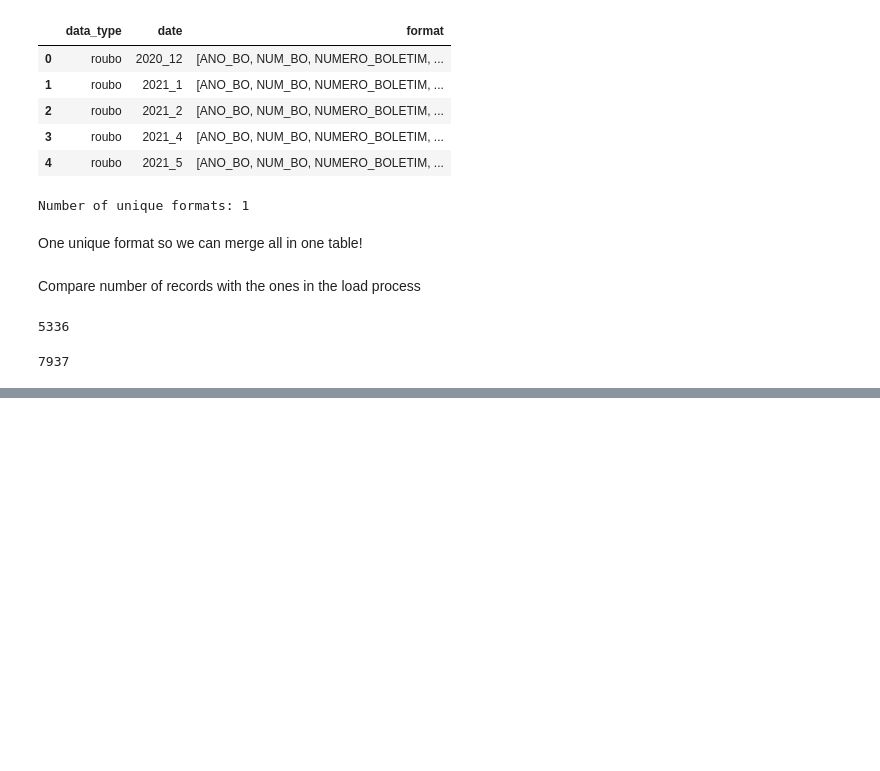
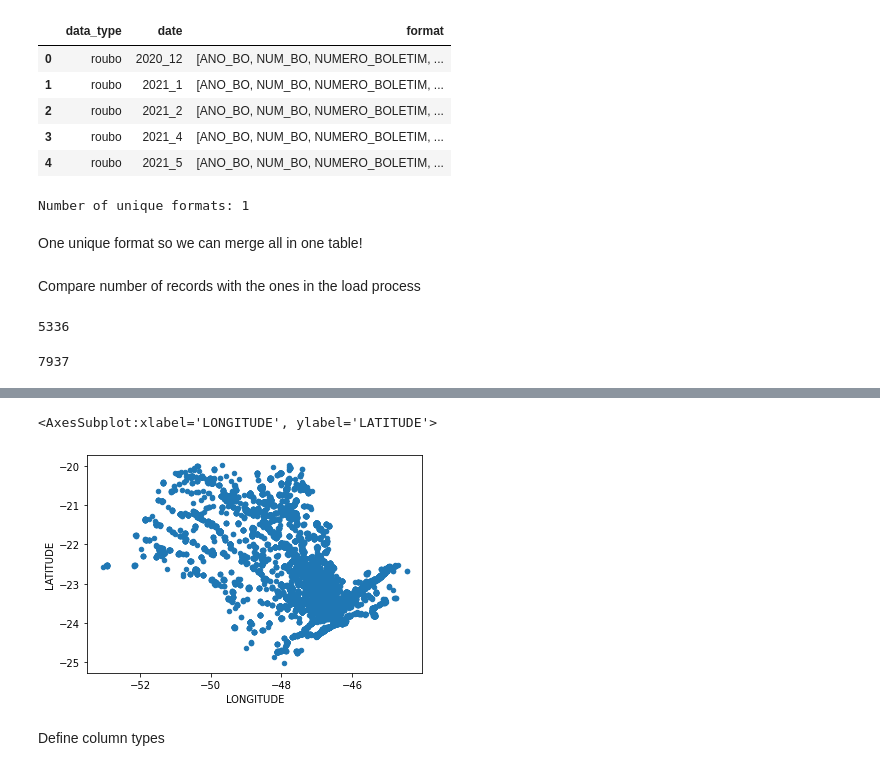
Before and after one commit to AlbertoSCF/location_data_analysis, a Jupyter notebook: 3-roubo_e_furto_data.ipynb, the cells around one changed output, grey strips where cells are left out. Drawn from its saved outputs; the diff is of its cells as text; code cells hidden in the pictures; blank space fills up the shorter version.

```diff
--- a/3-roubo_e_furto_data.ipynb
+++ b/3-roubo_e_furto_data.ipynb
@@ -83,14 +83,15 @@ Number of unique formats: 1
 # %% [markdown]
 One unique format so we can merge all in one table!
 # %%
-# Create enpty dataframe
-final_data = pd.DataFrame(columns=['incident_type', 'file_download_date']+list(data.columns))
+# Create empty dataframe
+new_cols = ['incident_type', 'file_download_year', 'file_download_month']
+final_data = pd.DataFrame(columns=new_cols+list(data.columns))
 
 # Append to this df all the previous data
 for data_type in ['roubo', 'furto']:
     for date, data in all_data[data_type].items():
         final_data = pd.concat([final_data,
-                                pd.concat([pd.DataFrame([[data_type, date]]*data.shape[0], columns=['incident_type', 'file_download_date']),
+                                pd.concat([pd.DataFrame([[data_type, int(date.split('_')[0]), int(date.split('_')[1])]]*data.shape[0], columns=new_cols),
                                            data],
                                           axis=1)],
                                axis=0)
@@ -111,0 +116,11 @@ final_data[(final_data['incident_type']=='furto') &
+# %%
+# Filter and reorder columns
+final_data = final_data[['incident_type', 'file_download_year', 'file_download_month', # File info
+                         'NUMERO_BOLETIM', 'BO_INICIADO', 'BO_EMITIDO', # Boletin
+                         'DATAOCORRENCIA', 'HORAOCORRENCIA', # When it happened
+                         'LOGRADOURO', 'NUMERO', 'BAIRRO', 'CIDADE', 'LATITUDE', 'LONGITUDE', 'DESCRICAOLOCAL', # Where it happened
+                         'STATUS', 'BO_AUTORIA', # Did it happen? Do we know who did it?
+                         'RUBRICA', 'DESDOBRAMENTO', # Some free text info
+                         'TIPOPESSOA', 'VITIMAFATAL', 'NATURALIDADE', 'NACIONALIDADE', 'SEXO', 'DATANASCIMENTO', 'IDADE', 'NATUREZAVINCULADA', 'TIPOVINCULO', # WHo did it
+                         'PLACA_VEICULO', 'UF_VEICULO', 'CIDADE_VEICULO', 'DESCR_COR_VEICULO', 'DESCR_MARCA_VEICULO', 'ANO_FABRICACAO','ANO_MODELO', 'DESCR_TIPO_VEICULO' # Vehicle info
+                        ]].copy()
@@ -111,0 +129,12 @@ final_data[(final_data['incident_type']=='furto') &
+# %%
+# Fix coordinates data
+final_data['LATITUDE']  = final_data.LATITUDE .astype(str).apply(lambda x: x.replace(',', '.')).astype(float)
+final_data['LONGITUDE'] = final_data.LONGITUDE.astype(str).apply(lambda x: x.replace(',', '.')).astype(float)
+
+# Missing values?
+display(final_data.LATITUDE.isna().value_counts(normalize=True))
+display(final_data.LONGITUDE.isna().value_counts(normalize=True))
+
+# Both informed?
+display(final_data.dropna(subset=['LATITUDE']).LONGITUDE.isna().value_counts())
+display(final_data.dropna(subset=['LONGITUDE']).LATITUDE.isna().value_counts())
@@ -111,0 +152,7 @@ final_data[(final_data['incident_type']=='furto') &
+# %%
+final_data.plot.scatter(x='LONGITUDE', y='LATITUDE')
+# %% [output]
+<AxesSubplot:xlabel='LONGITUDE', ylabel='LATITUDE'>
+[figure, added]
+# %% [markdown]
+Define column types
```
Also changed, not shown: parts of 14 cells of this notebook.
